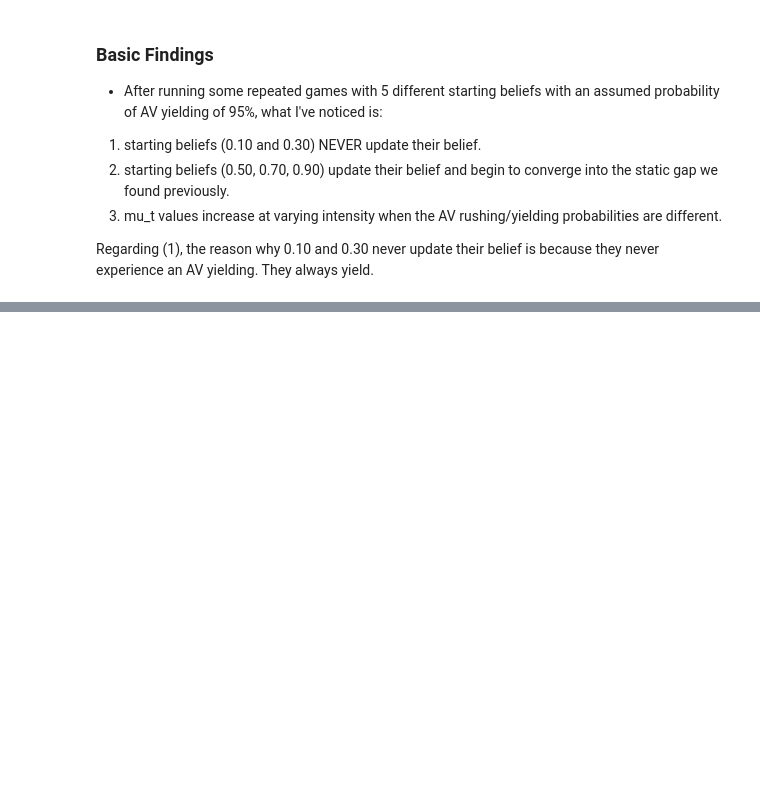
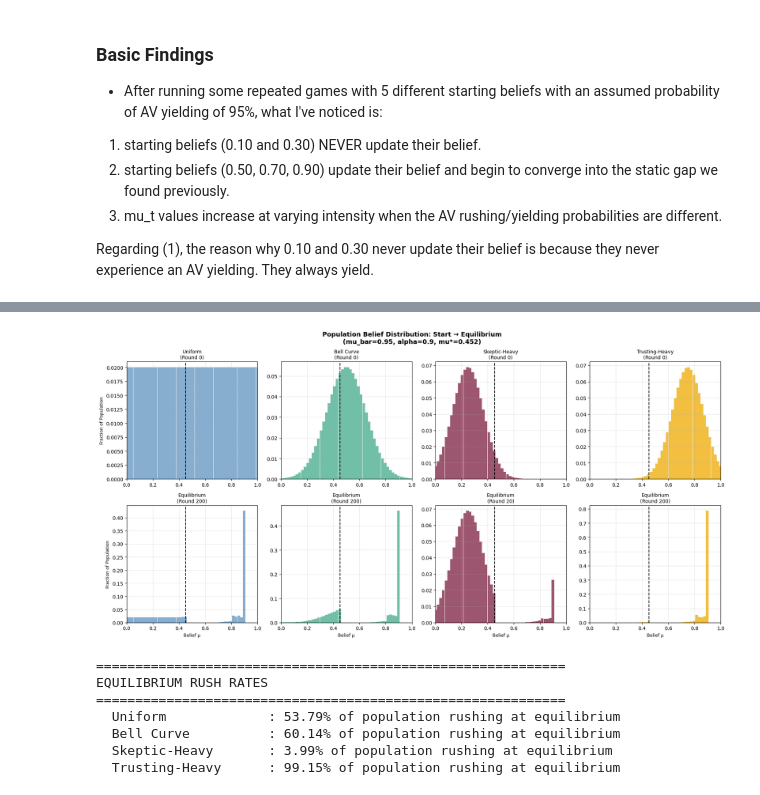
Before and after one commit to e2sun/LLM_Agent_For_AV-Human_Interaction, a Jupyter notebook: LLM_Agent_For_AV_Human_Interaction.ipynb, the cells around one changed output, grey strips where cells are left out. Saved outputs shown, nothing was run; the diff lists cells and outputs as text; code cells hidden in the pictures; blank space fills up the shorter version.

```diff
--- a/LLM_Agent_For_AV_Human_Interaction.ipynb
+++ b/LLM_Agent_For_AV_Human_Interaction.ipynb
@@ -900,0 +1161,53 @@ Regarding (1), the reason why 0.10 and 0.30 never update their belief is because
+# %%
+# Plot: Initial vs. Equilibrium Distribution
+
+fig, axes = plt.subplots(2, 4, figsize=(18, 9))
+fig.suptitle(
+    f"Population Belief Distribution: Start → Equilibrium\n"
+    f"(mu_bar={mu_bar}, alpha={alpha}, mu*={mu_star:.3f})",
+    fontsize=13, fontweight="bold"
+)
+
+for col, (history, conv_round, label, color) in enumerate(all_histories):
+
+    ax_top = axes[0, col]
+    ax_bot = axes[1, col]
+
+    # Top: starting distribution
+    ax_top.bar(mu_grid, history[0], width=1/N_BINS, color=color, alpha=0.75, edgecolor="none")
+    ax_top.axvline(mu_star, color="black", linestyle="--", linewidth=1.5)
+    ax_top.set_title(f"{label}\n(Round 0)", fontsize=10)
+    ax_top.set_xlim(0, 1); ax_top.grid(True, alpha=0.3)
+    if col == 0:
+        ax_top.set_ylabel("Fraction of Population", fontsize=9)
+
+    # Bottom: equilibrium distribution
+    ax_bot.bar(mu_grid, history[-1], width=1/N_BINS, color=color, alpha=0.75, edgecolor="none")
+    ax_bot.axvline(mu_star, color="black", linestyle="--", linewidth=1.5)
+    ax_bot.set_title(f"Equilibrium\n(Round {conv_round})", fontsize=10)
+    ax_bot.set_xlabel("Belief μ", fontsize=9)
+    ax_bot.set_xlim(0, 1); ax_bot.grid(True, alpha=0.3)
+    if col == 0:
+        ax_bot.set_ylabel("Fraction of Population", fontsize=9)
+
+plt.tight_layout()
+plt.show()
+
+# Rush rate at equilibrium
+print("\n" + "=" * 60)
+print("EQUILIBRIUM RUSH RATES")
+print("=" * 60)
+for history, conv_round, label, color in all_histories:
+    eq_dist = history[-1]
+    rush_mask = np.array([dominance_gap(mu, alpha, v, c, w, q_star) > 0 for mu in mu_grid])
+    rush_rate = np.sum(eq_dist[rush_mask])
+    print(f"  {label:<20}: {rush_rate:.2%} of population rushing at equilibrium")
+# %% [output]
+[figure, added]
+============================================================
+EQUILIBRIUM RUSH RATES
+============================================================
+  Uniform             : 53.79% of population rushing at equilibrium
+  Bell Curve          : 60.14% of population rushing at equilibrium
+  Skeptic-Heavy       : 3.99% of population rushing at equilibrium
+  Trusting-Heavy      : 99.15% of population rushing at equilibrium
```
Also changed, not shown: parts of 12 cells of this notebook.
